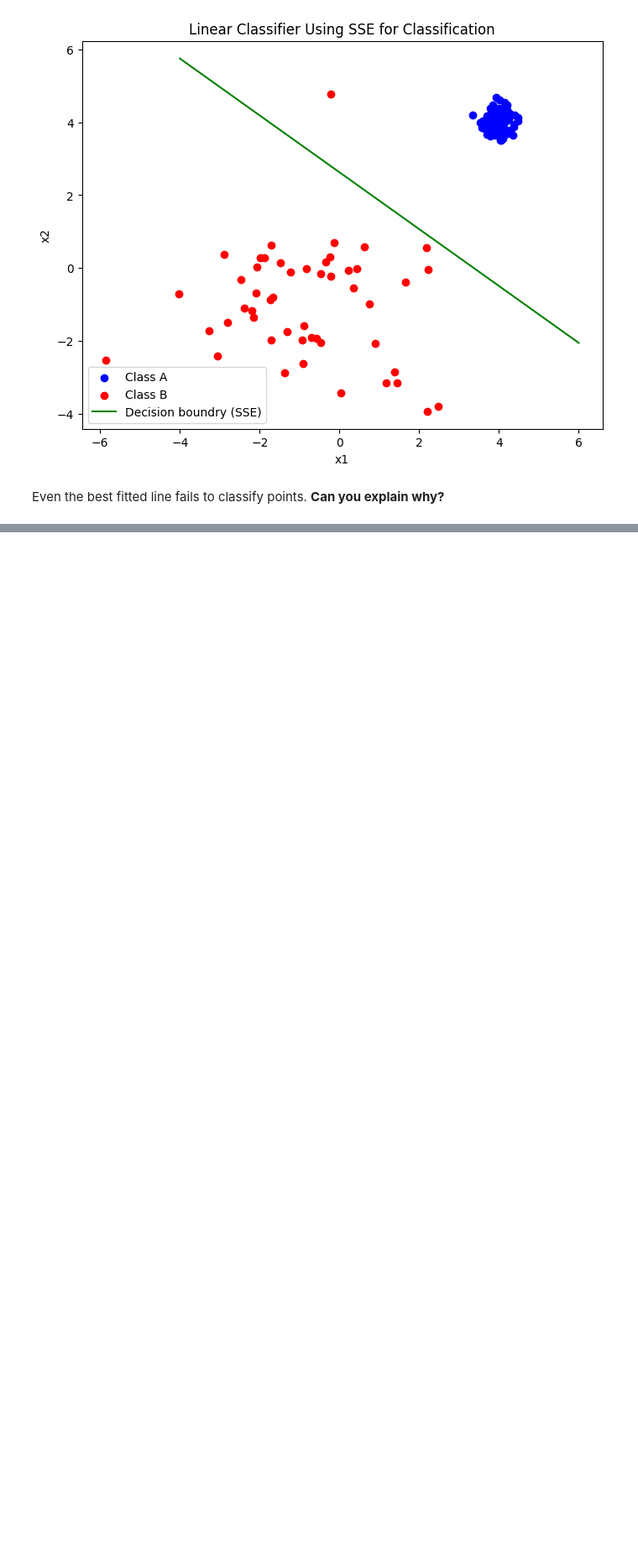
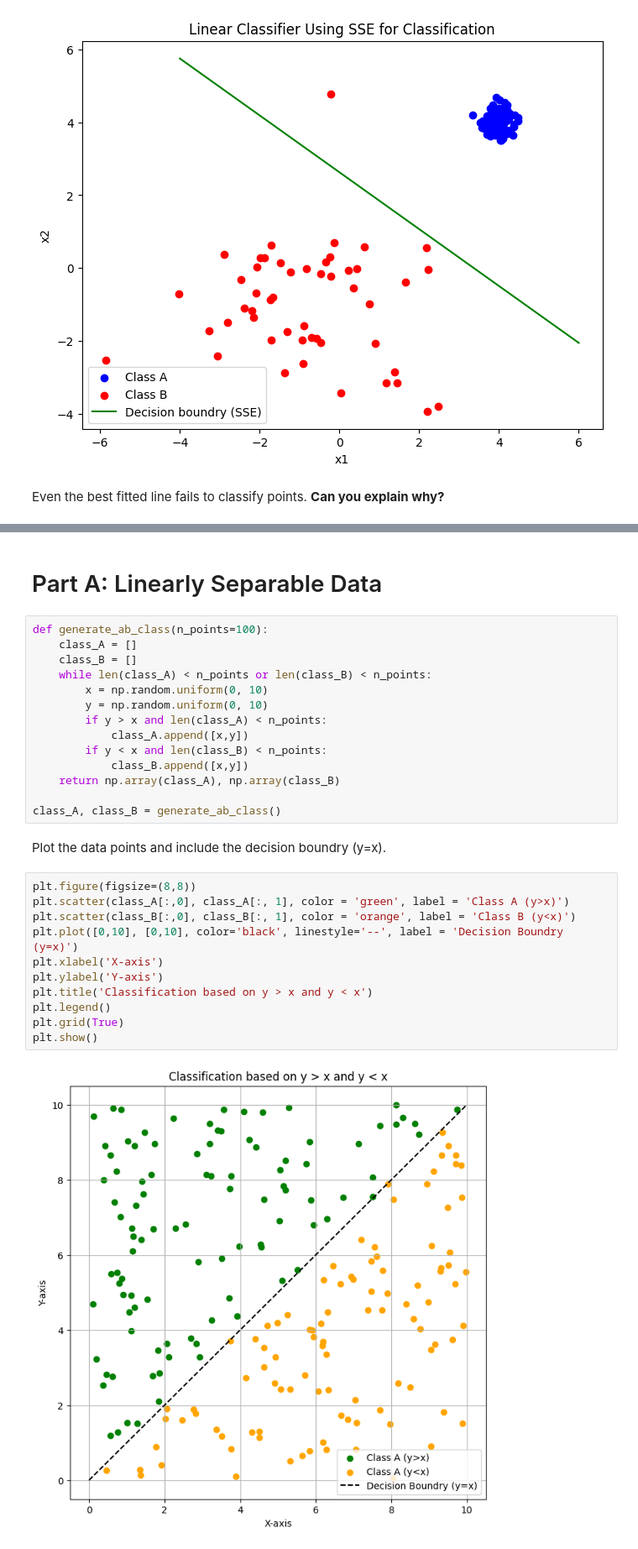
Before and after one commit to tala-kiyani/Introduction_to_Machine_Learning, a Jupyter notebook: Chapter_01_Supervised_Learning/02-Linear Classification/02-Linear_Classification.ipynb, the cells around one changed output, grey strips where cells are left out. Shown at 84% size. Drawn from its saved outputs; the diff is of its cells as text; blank space fills up the shorter version.

Commit message:
Initial commit of Linear_Classification project

```diff
--- a/Chapter_01_Supervised_Learning/02-Linear Classification/02-Linear_Classification.ipynb
+++ b/Chapter_01_Supervised_Learning/02-Linear Classification/02-Linear_Classification.ipynb
@@ -57,0 +62,31 @@ Even the best fitted line fails to classify points. **Can you explain why?**
+# %% [markdown]
+# Part A: Linearly Separable Data
+# %%
+def generate_ab_class(n_points=100):
+    class_A = []
+    class_B = []
+    while len(class_A) < n_points or len(class_B) < n_points:
+        x = np.random.uniform(0, 10)
+        y = np.random.uniform(0, 10)
+        if y > x and len(class_A) < n_points:
+            class_A.append([x,y])
+        if y < x and len(class_B) < n_points:
+            class_B.append([x,y])
+    return np.array(class_A), np.array(class_B)
+
+class_A, class_B = generate_ab_class()
+# %% [markdown]
+Plot the data points and include the decision boundry (y=x).
+# %%
+plt.figure(figsize=(8,8))
+plt.scatter(class_A[:,0], class_A[:, 1], color = 'green', label = 'Class A (y>x)')
+plt.scatter(class_B[:,0], class_B[:, 1], color = 'orange', label = 'Class B (y<x)')
+plt.plot([0,10], [0,10], color='black', linestyle='--', label = 'Decision Boundry (y=x)')
+plt.xlabel('X-axis')
+plt.ylabel('Y-axis')
+plt.title('Classification based on y > x and y < x')
+plt.legend()
+plt.grid(True)
+plt.show()
+# %% [output]
+[figure, added]
```
Also changed, not shown: parts of 8 cells of this notebook.
